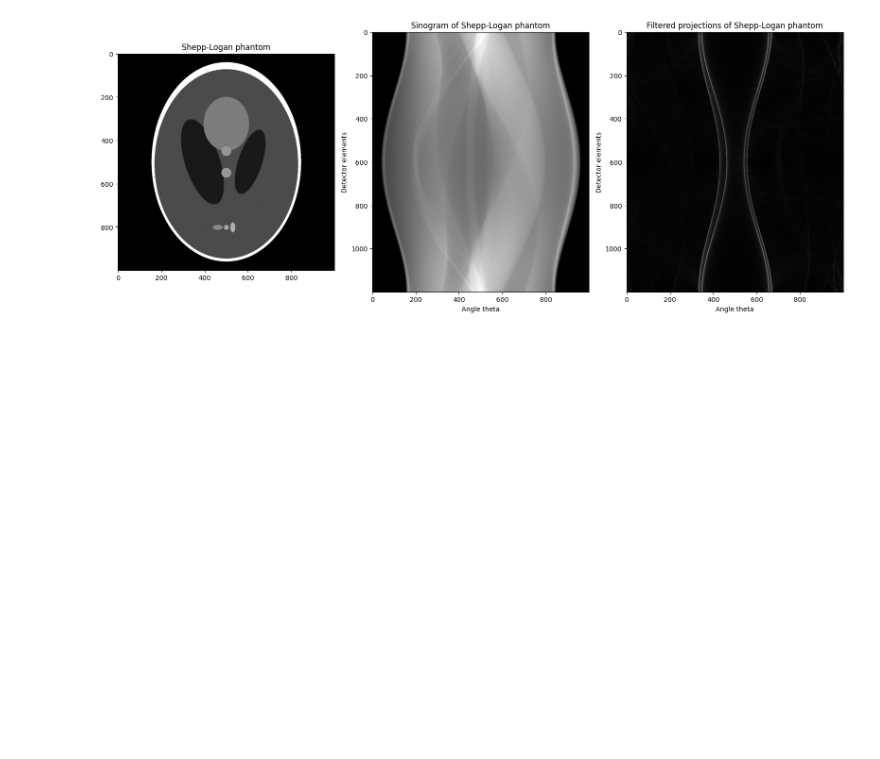
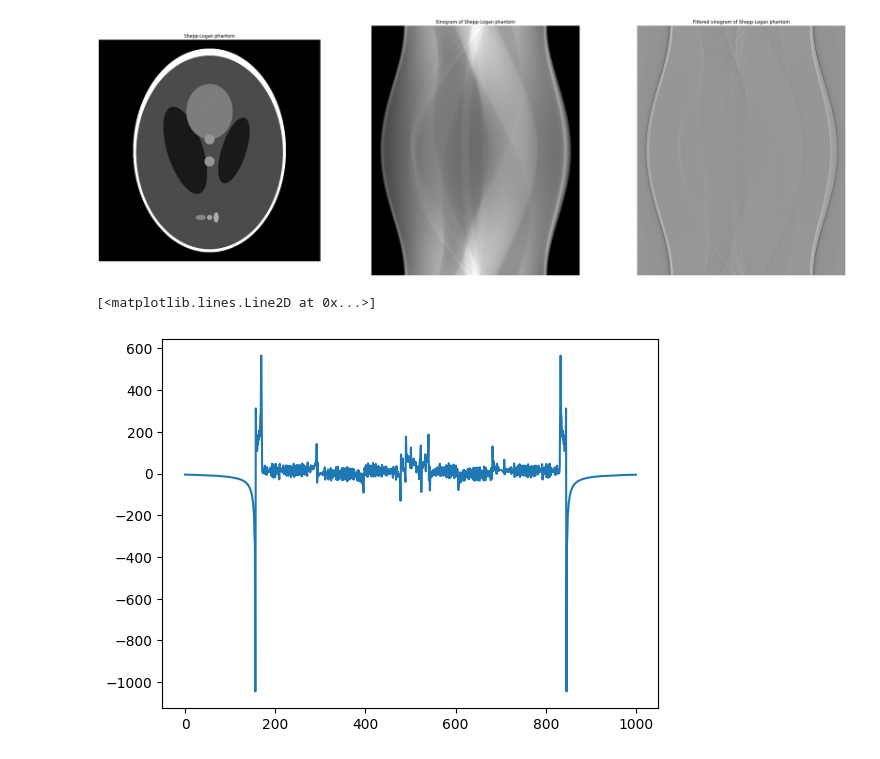
Before and after one commit to PauAltur/CT_recon, a Jupyter notebook: test_nb.ipynb, the cells around one changed output. Cells and saved outputs as stored; diff of their text form; code cells hidden in the pictures; blank space fills up the shorter version.

```diff
--- a/test_nb.ipynb
+++ b/test_nb.ipynb
@@ -102,5 +7,5 @@ len(padded_S_0), len(padded_H_vec)
 # %%
-n_pixels = 1000
+n_pixels = 1001
 n_projections = 1200
 tau = 0.1
 
@@ -120,19 +87,25 @@ filtered_projections = tau * np.fft.ifft(np.fft.ifftshift(filtered_sinogram_fft,
 # %%
-fig, axs = plt.subplots(1,3, figsize=(16, 48))
+from scipy import signal
+
+fig, axs = plt.subplots(1,3, figsize=(36, 12))
 
 axs[0].imshow(phantom, cmap="gray")
 axs[0].set_title("Shepp-Logan phantom")
+axs[0].axis("off")
 
 axs[1].imshow(sinogram, cmap="gray")
 axs[1].set_title("Sinogram of Shepp-Logan phantom")
-axs[1].set_xlabel("Angle theta")
-axs[1].set_ylabel("Detector elements")
+axs[1].axis("off")
 
-axs[2].imshow(np.abs(filtered_projections), cmap="gray")
-axs[2].set_title("Filtered projections of Shepp-Logan phantom")
-axs[2].set_xlabel("Angle theta")
-axs[2].set_ylabel("Detector elements")
+filtered_sinogram = signal.convolve(sinogram, h_t.reshape(1, -1), mode="same", method="auto")
+axs[2].imshow(filtered_sinogram, cmap="gray")
+axs[2].set_title("Filtered sinogram of Shepp-Logan phantom")
+axs[2].axis("off")
 
-plt.tight_layout()
+plt.show()
+
+plt.plot(filtered_sinogram[0])
 # %% [output]
-[figure, old version]
+[figure, new version]
+[<matplotlib.lines.Line2D at 0x...>]
+[figure, added]
```
Also changed, not shown: parts of 19 cells of this notebook, 2 other files.
